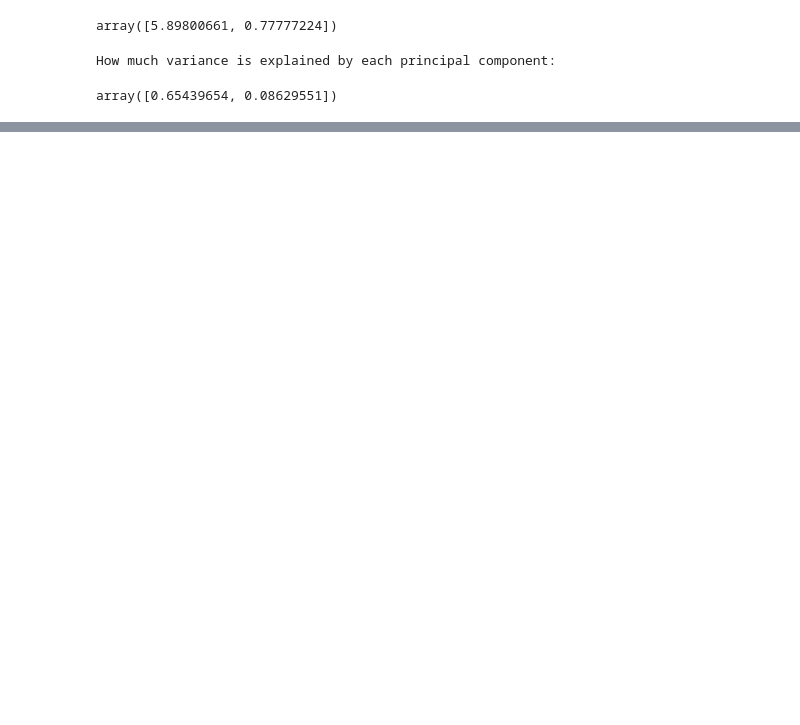
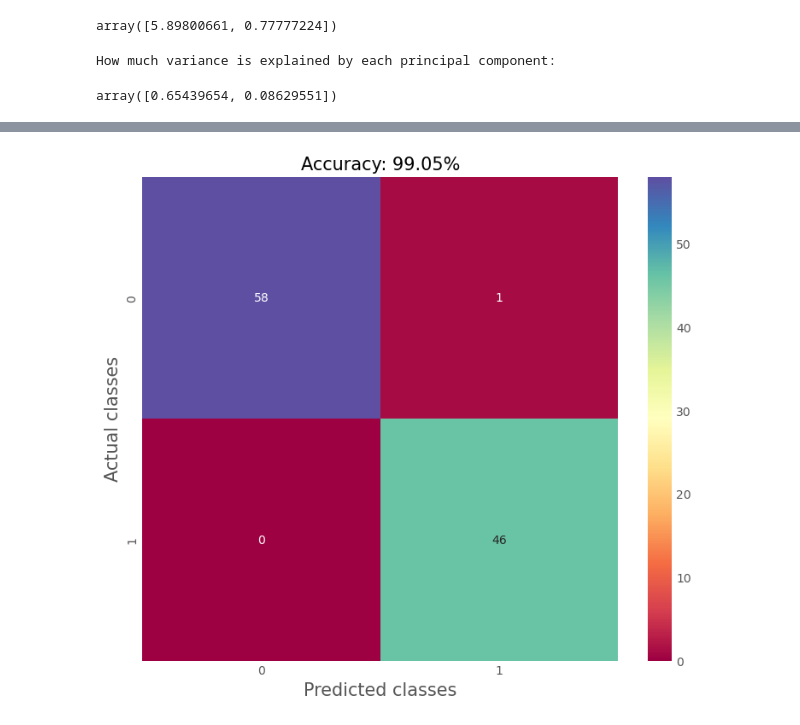
Before and after one commit to KrzysiekJa/knn-on-health, a Jupyter notebook: perceptron/perceptron.ipynb, the cells around one changed output, grey strips where cells are left out. Cells and saved outputs as stored; diff of their text form; code cells hidden in the pictures; blank space fills up the shorter version.

Commit message:
Added display of confusion matrix.

```diff
--- a/perceptron/perceptron.ipynb
+++ b/perceptron/perceptron.ipynb
@@ -274,0 +276,10 @@ plt.show()
+# %%
+cm = metrics.confusion_matrix(y_test, y_pred)
+plt.figure(figsize=(8, 7))
+sn.heatmap(cm, annot=True, cmap=plt.cm.Spectral)
+plt.ylabel('Actual classes', size=15)
+plt.xlabel('Predicted classes', size=15)
+plt.title(f'Accuracy: {accuracy*100:.2f}%', size=15)
+plt.show()
+# %% [output]
+[figure, added]
```
Also changed, not shown: parts of 8 cells of this notebook.
